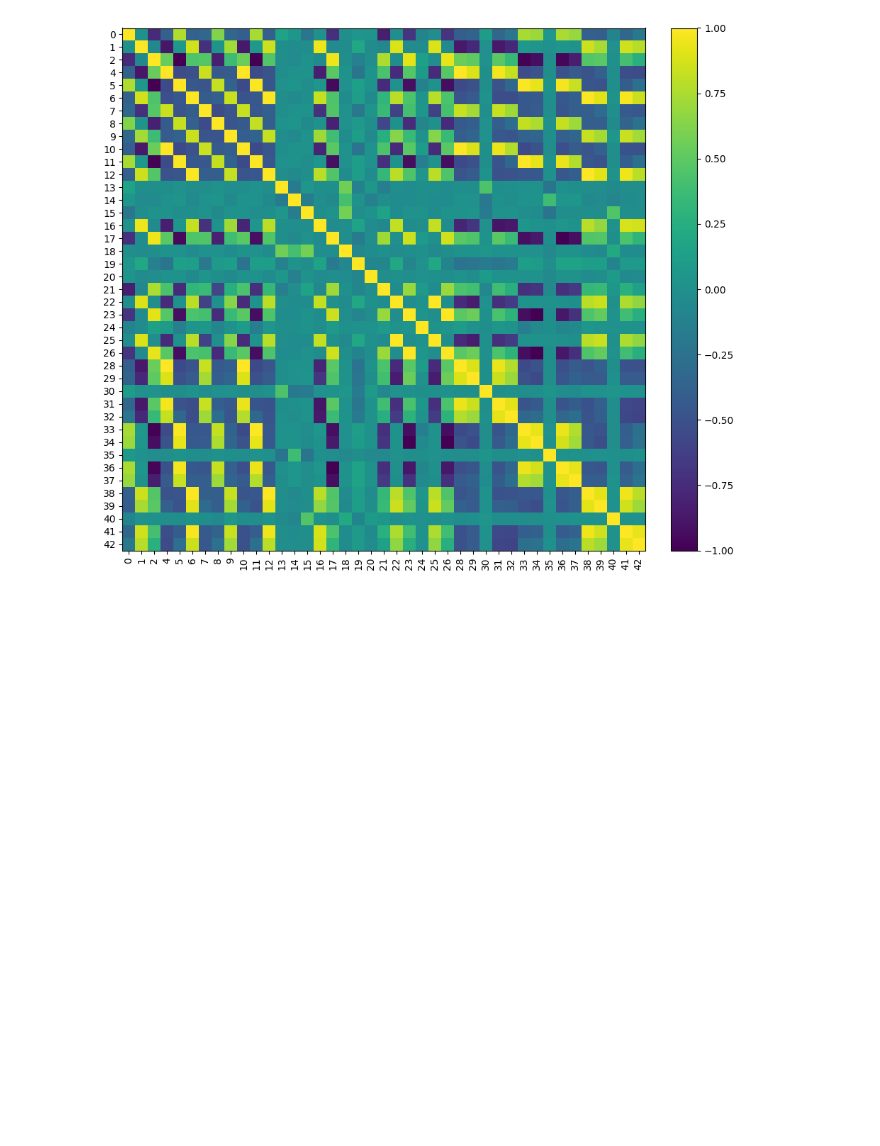
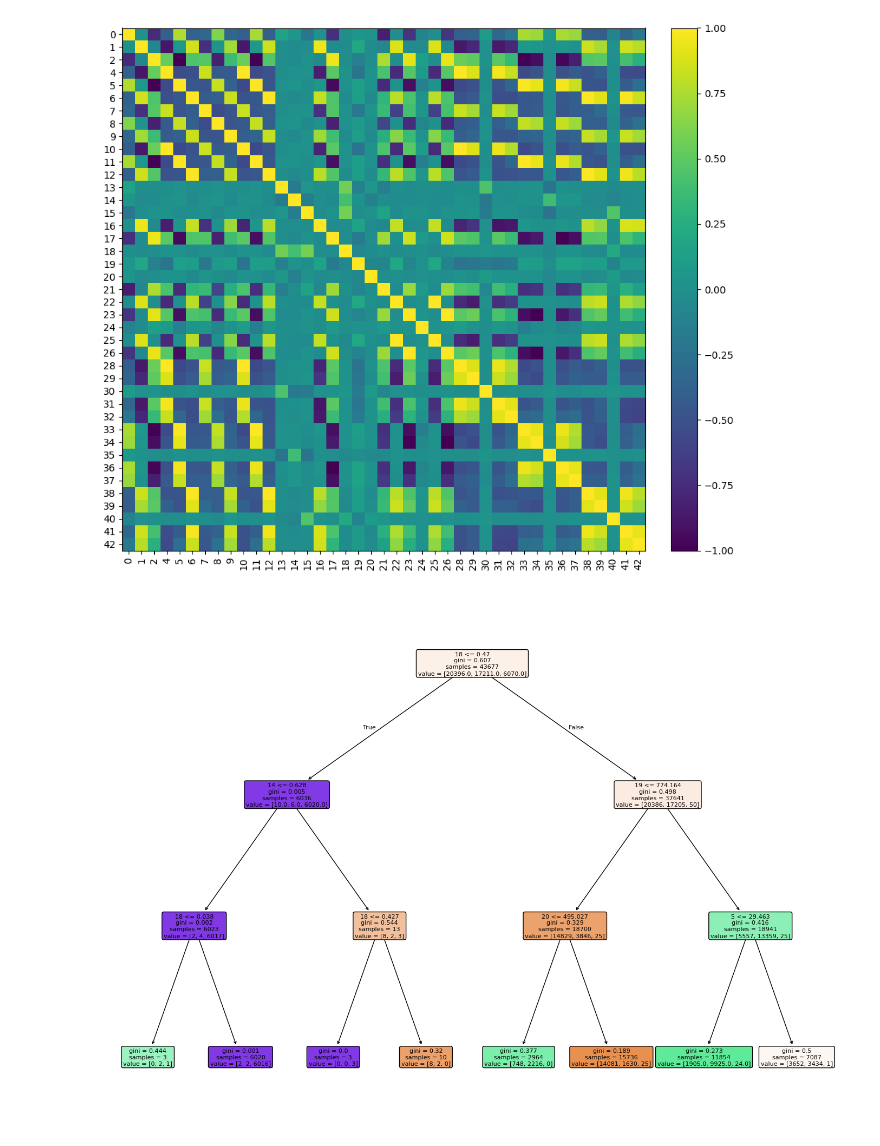
Before and after one commit to haxarasu/ml_tgu, a Jupyter notebook: src/main.ipynb, the cells around one changed output. Drawn from its saved outputs; the diff is of its cells as text; code cells hidden in the pictures; blank space fills up the shorter version.

Commit message:
implemented pipelines for some models

```diff
--- a/src/main.ipynb
+++ b/src/main.ipynb
@@ -81,3 +82,22 @@ corr_analyzer.plot_correlation_heatmap(
 | 71 | 7 | 25 | -0.612262 |
 181 rows × 3 columns
 [figure]
+# %%
+X = cleaner_fill.select_training_columns(full_data_fill)
+y = full_data_fill["label"]
+
+trainer = Boosters(X, y)
+catboost_model = trainer.train_catboost()
+lightgbm_model = trainer.train_lightgbm()
+xgboost_model  = trainer.train_xgboost()
+# %%
+# создание объекта класса Dtree
+trees_trainer = DTree(X, y, test_ratio=0.2, random_state=42)
+
+# обучение дерева
+tree_model = trees_trainer.train_tree(max_depth=3)
+
+# визуализирует обученное дерево
+trees_trainer.plot_tree(figsize=(14, 10))
+# %% [output]
+[figure, added]
```
Also changed, not shown: parts of 4 cells of this notebook, 8 other files.
